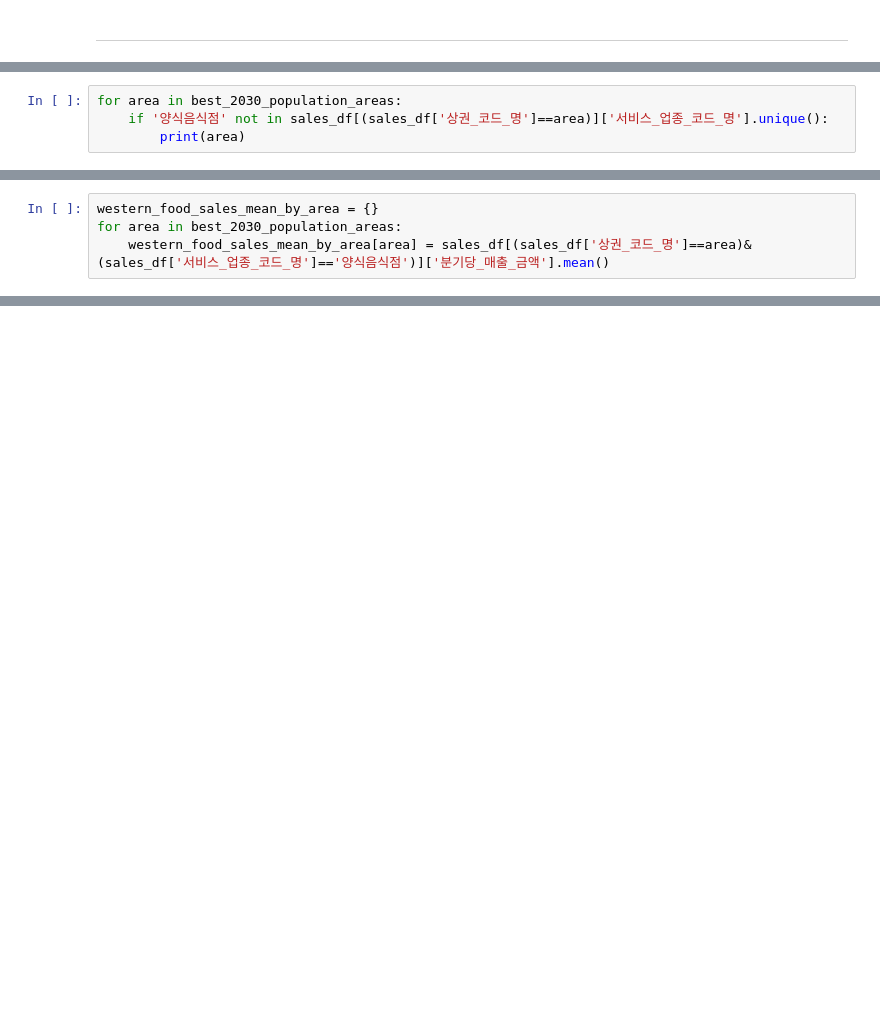
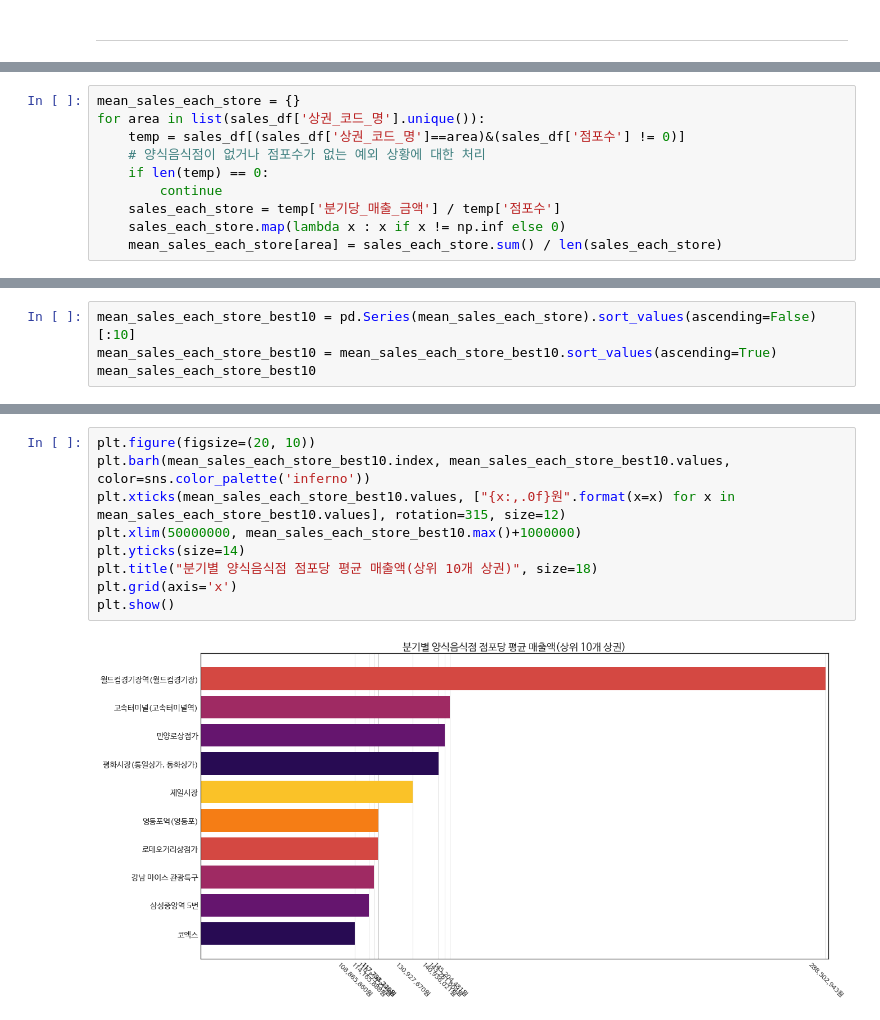
Before and after one commit to JinwangMok/UNI_BigData, a Jupyter notebook: Final_Project.ipynb, the cells around one changed output, grey strips where cells are left out. Drawn from its saved outputs; the diff is of its cells as text; blank space fills up the shorter version.

```diff
--- a/Final_Project.ipynb
+++ b/Final_Project.ipynb
@@ -354,4 +200,0 @@ for area in best_2030_population_areas:
-# %%
-for area in best_2030_population_areas:
-    if '양식음식점' not in sales_df[(sales_df['상권_코드_명']==area)]['서비스_업종_코드_명'].unique():
-        print(area)
@@ -401,4 +200,0 @@ sales_df[(sales_df['상권_코드_명']=='강남역')&(sales_df['서비스_업
-# %%
-western_food_sales_mean_by_area = {}
-for area in best_2030_population_areas:
-    western_food_sales_mean_by_area[area] = sales_df[(sales_df['상권_코드_명']==area)&(sales_df['서비스_업종_코드_명']=='양식음식점')]['분기당_매출_금액'].mean()
@@ -447,0 +215,10 @@ plt.show()
+# %%
+mean_sales_each_store = {}
+for area in list(sales_df['상권_코드_명'].unique()):
+    temp = sales_df[(sales_df['상권_코드_명']==area)&(sales_df['점포수'] != 0)]
+    # 양식음식점이 없거나 점포수가 없는 예외 상황에 대한 처리
+    if len(temp) == 0:
+        continue
+    sales_each_store = temp['분기당_매출_금액'] / temp['점포수']
+    sales_each_store.map(lambda x : x if x != np.inf else 0)
+    mean_sales_each_store[area] = sales_each_store.sum() / len(sales_each_store)
@@ -447,0 +233,4 @@ plt.show()
+# %%
+mean_sales_each_store_best10 = pd.Series(mean_sales_each_store).sort_values(ascending=False)[:10]
+mean_sales_each_store_best10 = mean_sales_each_store_best10.sort_values(ascending=True)
+mean_sales_each_store_best10
@@ -447,0 +249,11 @@ plt.show()
+# %%
+plt.figure(figsize=(20, 10))
+plt.barh(mean_sales_each_store_best10.index, mean_sales_each_store_best10.values, color=sns.color_palette('inferno'))
+plt.xticks(mean_sales_each_store_best10.values, ["{x:,.0f}원".format(x=x) for x in mean_sales_each_store_best10.values], rotation=315, size=12)
+plt.xlim(50000000, mean_sales_each_store_best10.max()+1000000)
+plt.yticks(size=14)
+plt.title("분기별 양식음식점 점포당 평균 매출액(상위 10개 상권)", size=18)
+plt.grid(axis='x')
+plt.show()
+# %% [output]
+[figure, added]
```
Also changed, not shown: parts of 142 cells of this notebook.
